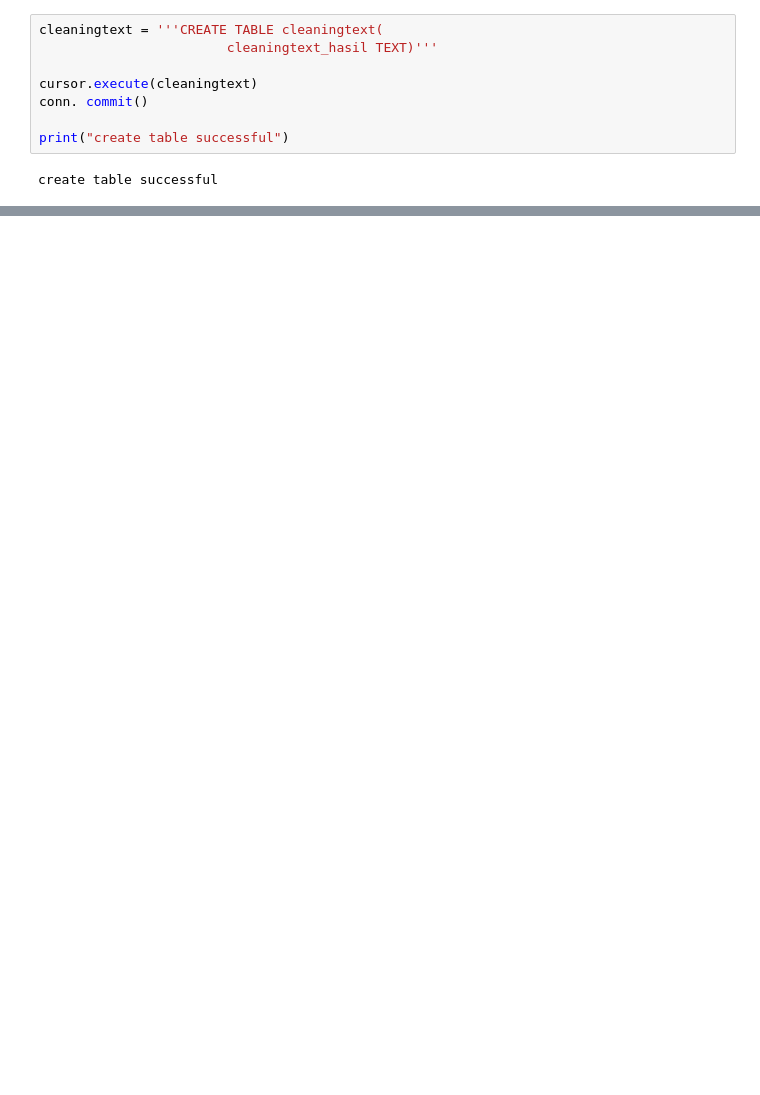
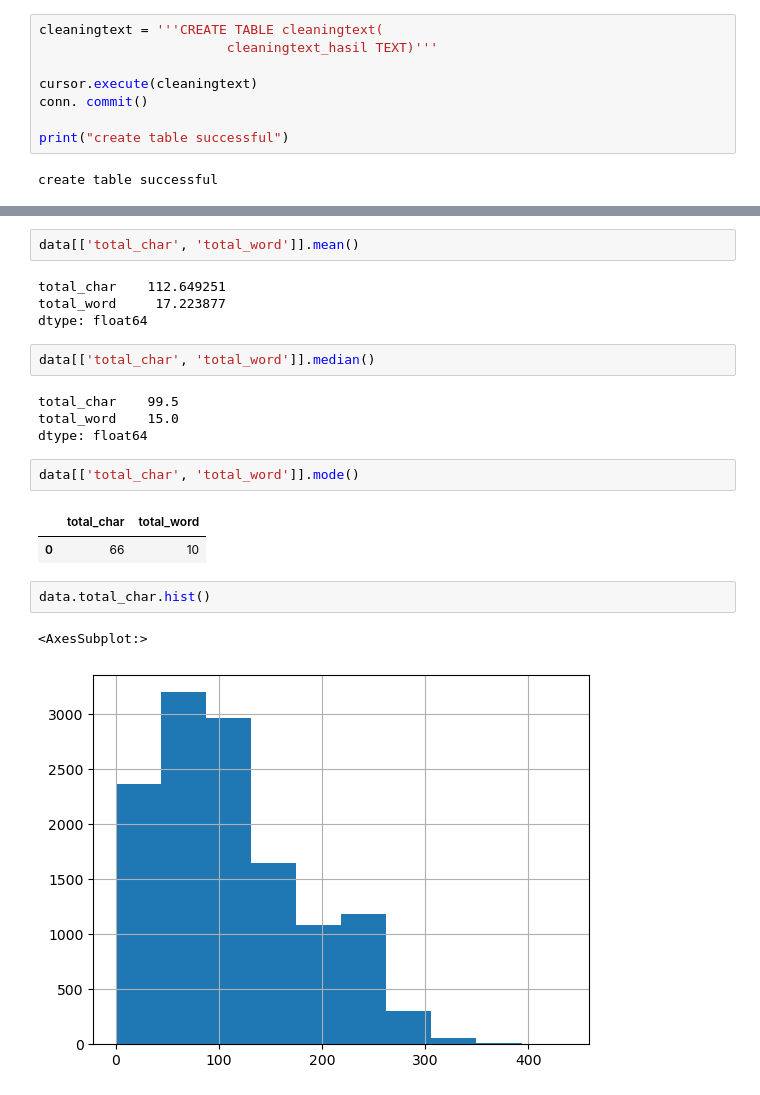
Before and after one commit to biandashf/23001043-15-Bia-Abusive-word-Gold, a Jupyter notebook: challenge-bi-2.ipynb, the cells around one changed output, grey strips where cells are left out. Saved outputs shown, nothing was run; the diff lists cells and outputs as text; blank space fills up the shorter version.

```diff
--- a/challenge-bi-2.ipynb
+++ b/challenge-bi-2.ipynb
@@ -341,0 +393,22 @@ data
+# %%
+data[['total_char', 'total_word']].mean()
+# %% [output]
+total_char    112.649251
+total_word     17.223877
+dtype: float64
+# %%
+data[['total_char', 'total_word']].median()
+# %% [output]
+total_char    99.5
+total_word    15.0
+dtype: float64
+# %%
+data[['total_char', 'total_word']].mode()
+# %% [output]
+|  | total_char | total_word |
+| 0 | 66 | 10 |
+# %%
+data.total_char.hist()
+# %% [output]
+<AxesSubplot:>
+[figure, added]
```
Also changed, not shown: parts of 21 cells of this notebook, 5 other files.
